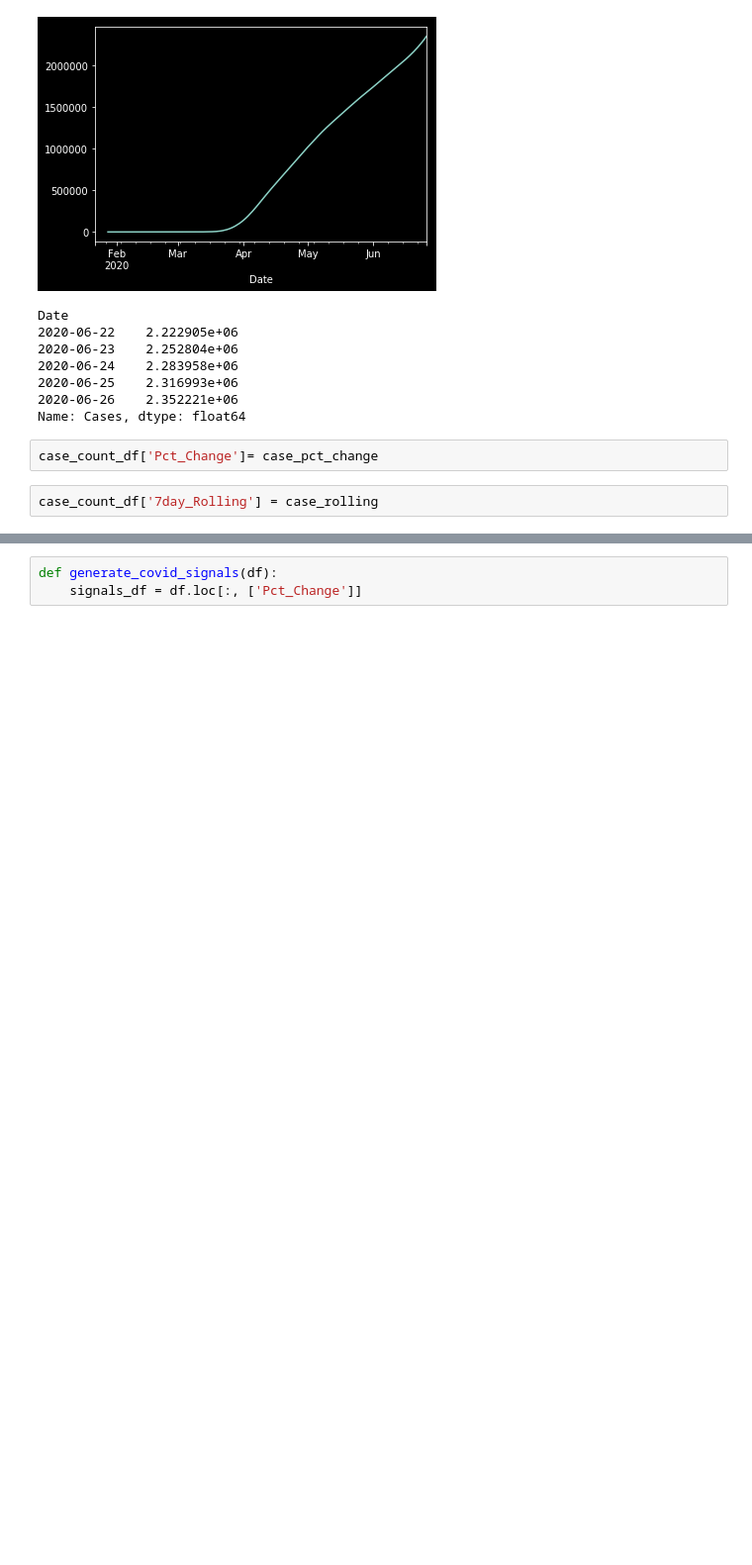
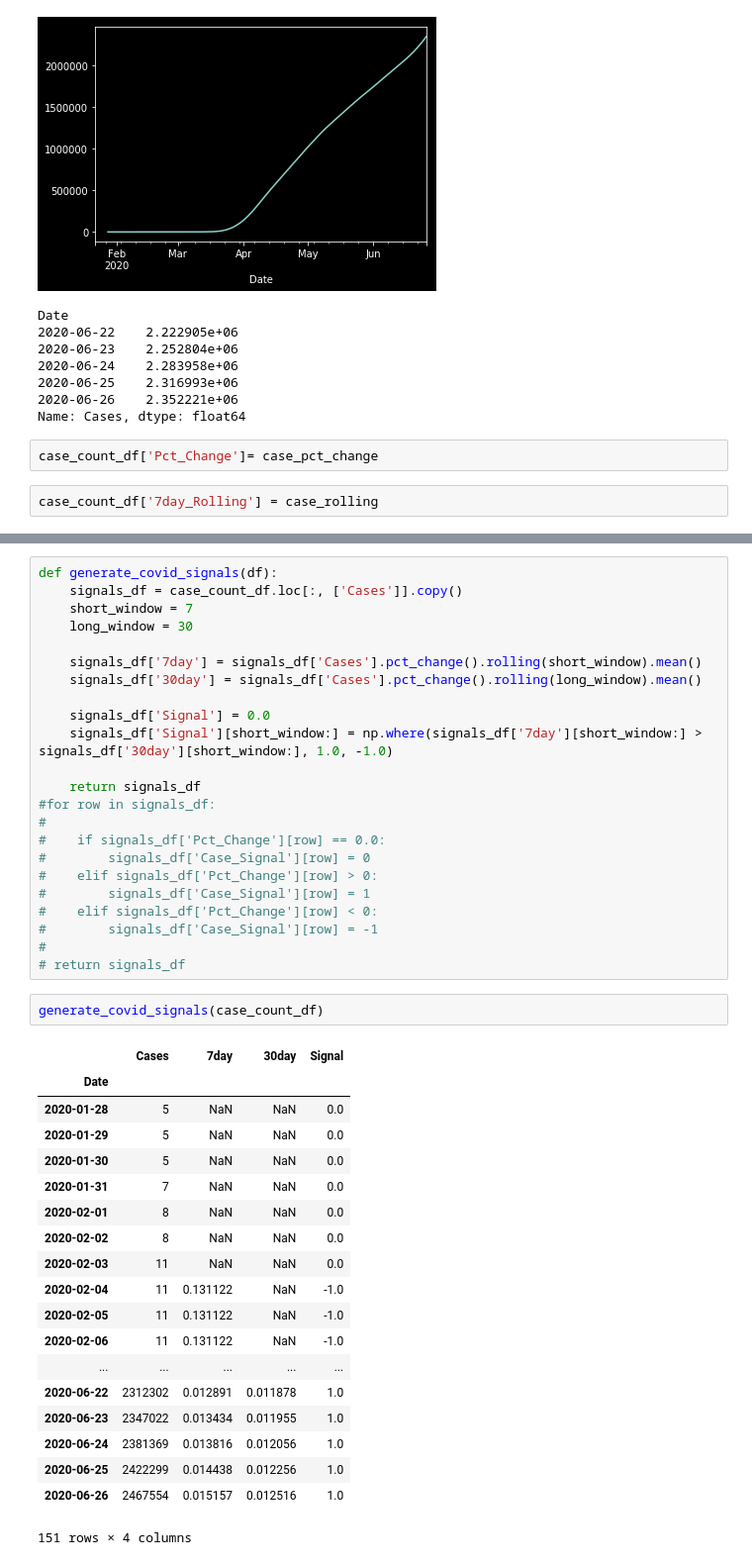
Before and after one commit to awanzek/FinTech_Project2, a Jupyter notebook: Melissa/mel.ipynb, the cells around one changed output, grey strips where cells are left out. Shown at 99% size. Cells and saved outputs as stored; diff of their text form; blank space fills up the shorter version.

Commit message:
covid signals

```diff
--- a/Melissa/mel.ipynb
+++ b/Melissa/mel.ipynb
@@ -96,6 +97,48 @@ case_count_df.head()
 | 2020-01-30 | 5 | United States of America | confirmed | 0.000000 | 4.142857 |
 | 2020-01-31 | 7 | United States of America | confirmed | 0.400000 | 4.857143 |
 | 2020-02-01 | 8 | United States of America | confirmed | 0.142857 | 5.714286 |
-# %%
-def generate_covid_signals(df):
-    signals_df = df.loc[:, ['Pct_Change']]
+# %%
+def generate_covid_signals(df):
+    signals_df = case_count_df.loc[:, ['Cases']].copy()
+    short_window = 7
+    long_window = 30
+
+    signals_df['7day'] = signals_df['Cases'].pct_change().rolling(short_window).mean()
+    signals_df['30day'] = signals_df['Cases'].pct_change().rolling(long_window).mean()
+
+    signals_df['Signal'] = 0.0
+    signals_df['Signal'][short_window:] = np.where(signals_df['7day'][short_window:] > signals_df['30day'][short_window:], 1.0, -1.0)
+
+    return signals_df
+#for row in signals_df:
+#
+#    if signals_df['Pct_Change'][row] == 0.0:
+#        signals_df['Case_Signal'][row] = 0
+#    elif signals_df['Pct_Change'][row] > 0:
+#        signals_df['Case_Signal'][row] = 1
+#    elif signals_df['Pct_Change'][row] < 0:
+#        signals_df['Case_Signal'][row] = -1
+#
+# return signals_df
+# %%
+generate_covid_signals(case_count_df)
+# %% [output]
+|  | Cases | 7day | 30day | Signal |
+| Date |  |  |  |  |
+| 2020-01-28 | 5 | NaN | NaN | 0.0 |
+| 2020-01-29 | 5 | NaN | NaN | 0.0 |
+| 2020-01-30 | 5 | NaN | NaN | 0.0 |
+| 2020-01-31 | 7 | NaN | NaN | 0.0 |
+| 2020-02-01 | 8 | NaN | NaN | 0.0 |
+| 2020-02-02 | 8 | NaN | NaN | 0.0 |
+| 2020-02-03 | 11 | NaN | NaN | 0.0 |
+| 2020-02-04 | 11 | 0.131122 | NaN | -1.0 |
+| 2020-02-05 | 11 | 0.131122 | NaN | -1.0 |
+| 2020-02-06 | 11 | 0.131122 | NaN | -1.0 |
+| ... | ... | ... | ... | ... |
+| 2020-06-22 | 2312302 | 0.012891 | 0.011878 | 1.0 |
+| 2020-06-23 | 2347022 | 0.013434 | 0.011955 | 1.0 |
+| 2020-06-24 | 2381369 | 0.013816 | 0.012056 | 1.0 |
+| 2020-06-25 | 2422299 | 0.014438 | 0.012256 | 1.0 |
+| 2020-06-26 | 2467554 | 0.015157 | 0.012516 | 1.0 |
+151 rows × 4 columns
```
Also changed, not shown: parts of 2 cells of this notebook.
